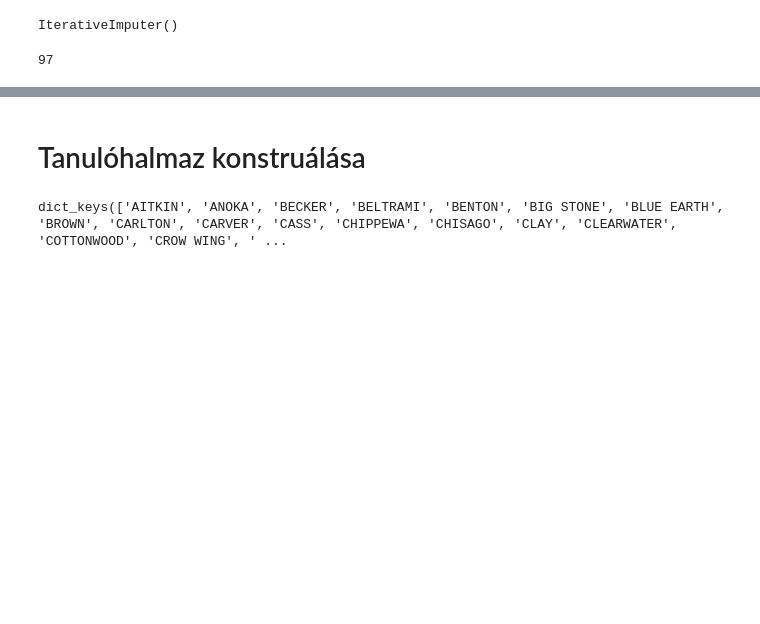
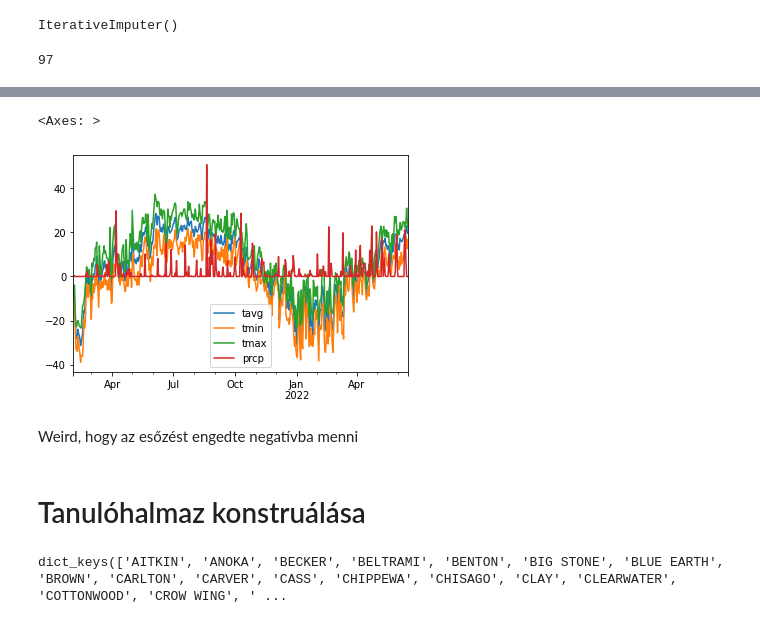
Before and after one commit to danFjs/QuantCh, a Jupyter notebook: JOebiden.ipynb, the cells around one changed output, grey strips where cells are left out. Saved outputs shown, nothing was run; the diff lists cells and outputs as text; code cells hidden in the pictures; blank space fills up the shorter version.

```diff
--- a/JOebiden.ipynb
+++ b/JOebiden.ipynb
@@ -751,3 +809,10 @@ for i in station_dict:
+# %%
+station_dict_imp[list(station_dict_imp.keys())[8]][['tavg','tmin','tmax','prcp']][-500:].plot()
+# %% [output]
+<Axes: >
+[figure, added]
+# %% [markdown]
+Weird, hogy az esőzést engedte negatívba menni
 # %% [markdown]
 # Tanulóhalmaz konstruálása
 # %%
```
Also changed, not shown: parts of 54 cells of this notebook.
